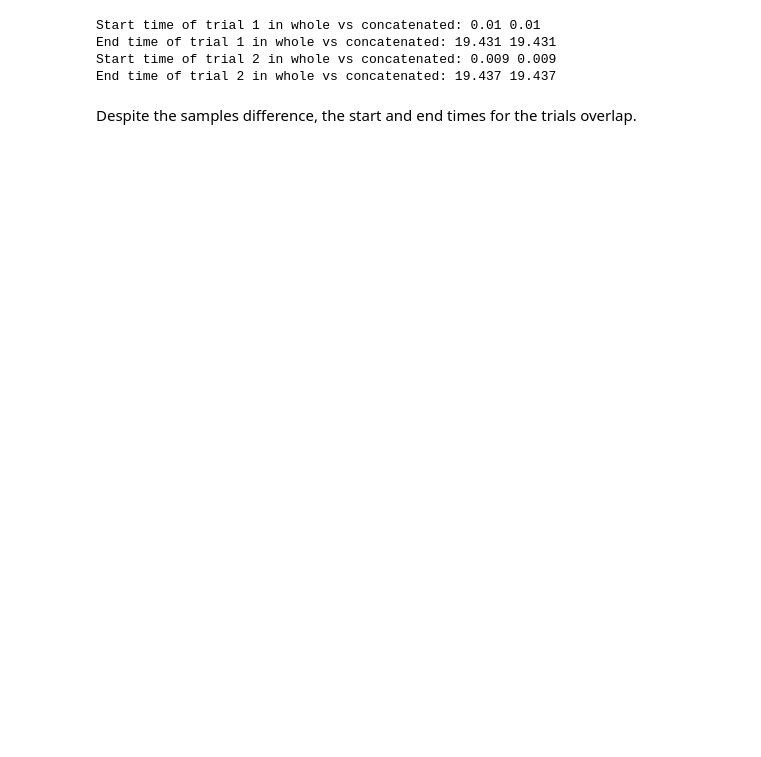
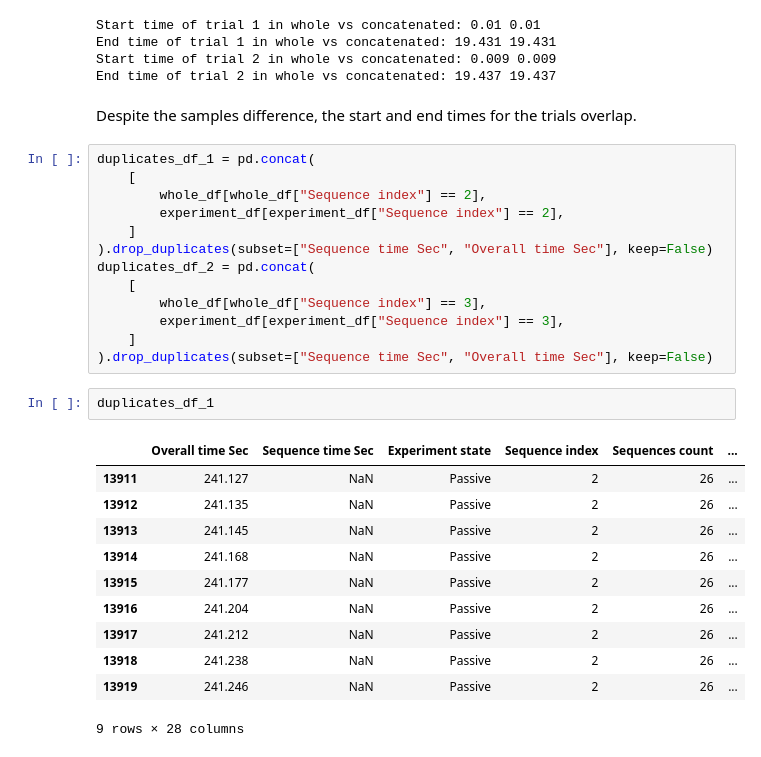
Before and after one commit to tscnlab/civibe_pupilprep, a Jupyter notebook: loading/load_data_new_data.ipynb, the cells around one changed output. Drawn from its saved outputs; the diff is of its cells as text; blank space fills up the shorter version.

```diff
--- a/loading/load_data_new_data.ipynb
+++ b/loading/load_data_new_data.ipynb
@@ -114,3 +142,30 @@ Start time of trial 2 in whole vs concatenated: 0.009 0.009
 End time of trial 2 in whole vs concatenated: 19.437 19.437
 # %% [markdown]
 Despite the samples difference, the start and end times for the trials overlap.
+# %%
+duplicates_df_1 = pd.concat(
+    [
+        whole_df[whole_df["Sequence index"] == 2],
+        experiment_df[experiment_df["Sequence index"] == 2],
+    ]
+).drop_duplicates(subset=["Sequence time Sec", "Overall time Sec"], keep=False)
+duplicates_df_2 = pd.concat(
+    [
+        whole_df[whole_df["Sequence index"] == 3],
+        experiment_df[experiment_df["Sequence index"] == 3],
+    ]
+).drop_duplicates(subset=["Sequence time Sec", "Overall time Sec"], keep=False)
+# %%
+duplicates_df_1
+# %% [output]
+|  | Overall time Sec | Sequence time Sec | Experiment state | Sequence index | Sequences count | ... |
+| 13911 | 241.127 | NaN | Passive | 2 | 26 | ... |
+| 13912 | 241.135 | NaN | Passive | 2 | 26 | ... |
+| 13913 | 241.145 | NaN | Passive | 2 | 26 | ... |
+| 13914 | 241.168 | NaN | Passive | 2 | 26 | ... |
+| 13915 | 241.177 | NaN | Passive | 2 | 26 | ... |
+| 13916 | 241.204 | NaN | Passive | 2 | 26 | ... |
+| 13917 | 241.212 | NaN | Passive | 2 | 26 | ... |
+| 13918 | 241.238 | NaN | Passive | 2 | 26 | ... |
+| 13919 | 241.246 | NaN | Passive | 2 | 26 | ... |
+9 rows × 28 columns
```
Also changed, not shown: parts of 6 cells of this notebook.
